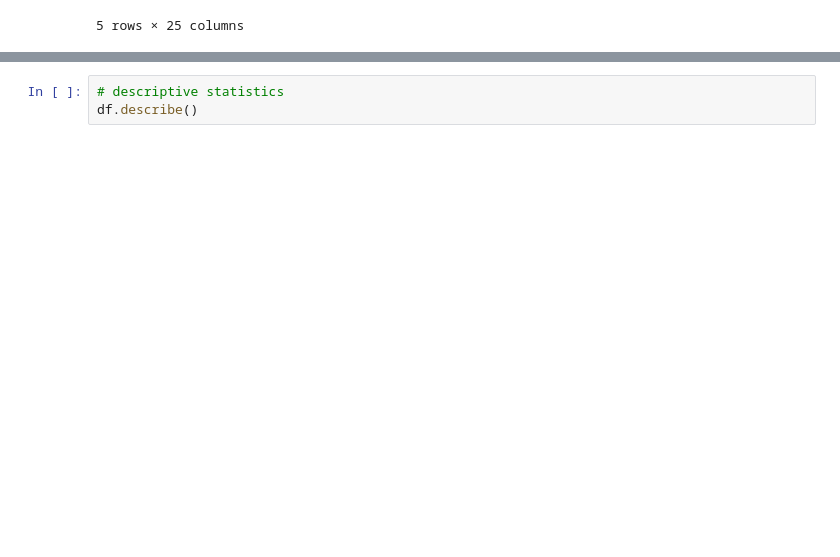
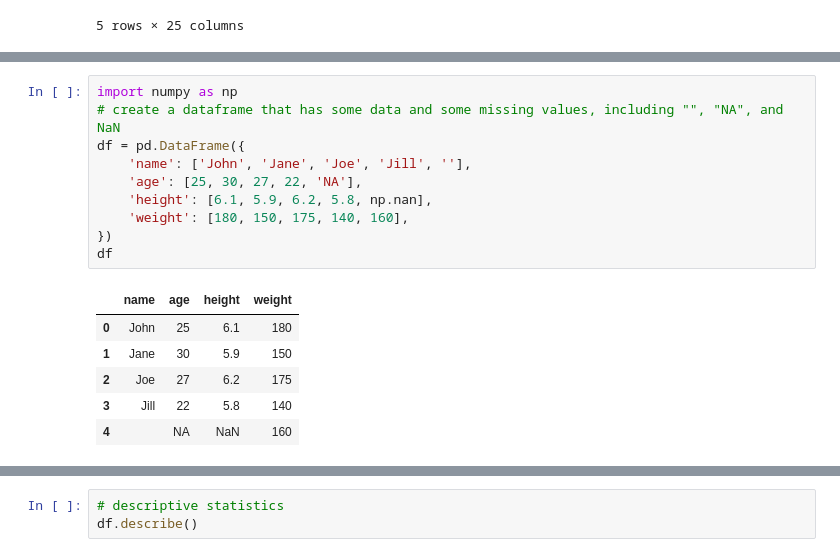
Before and after one commit to stanford-mse-125/demos, a Jupyter notebook: sales.ipynb, the cells around one changed output, grey strips where cells are left out. Saved outputs shown, nothing was run; the diff lists cells and outputs as text; blank space fills up the shorter version.

```diff
--- a/sales.ipynb
+++ b/sales.ipynb
@@ -64,0 +115,17 @@ df.head()
+# %%
+import numpy as np
+# create a dataframe that has some data and some missing values, including "", "NA", and NaN
+df = pd.DataFrame({
+    'name': ['John', 'Jane', 'Joe', 'Jill', ''],
+    'age': [25, 30, 27, 22, 'NA'],
+    'height': [6.1, 5.9, 6.2, 5.8, np.nan],
+    'weight': [180, 150, 175, 140, 160],
+})
+df
+# %% [output]
+|  | name | age | height | weight |
+| 0 | John | 25 | 6.1 | 180 |
+| 1 | Jane | 30 | 5.9 | 150 |
+| 2 | Joe | 27 | 6.2 | 175 |
+| 3 | Jill | 22 | 5.8 | 140 |
+| 4 |  | NA | NaN | 160 |
```
Also changed, not shown: parts of 18 cells of this notebook.
